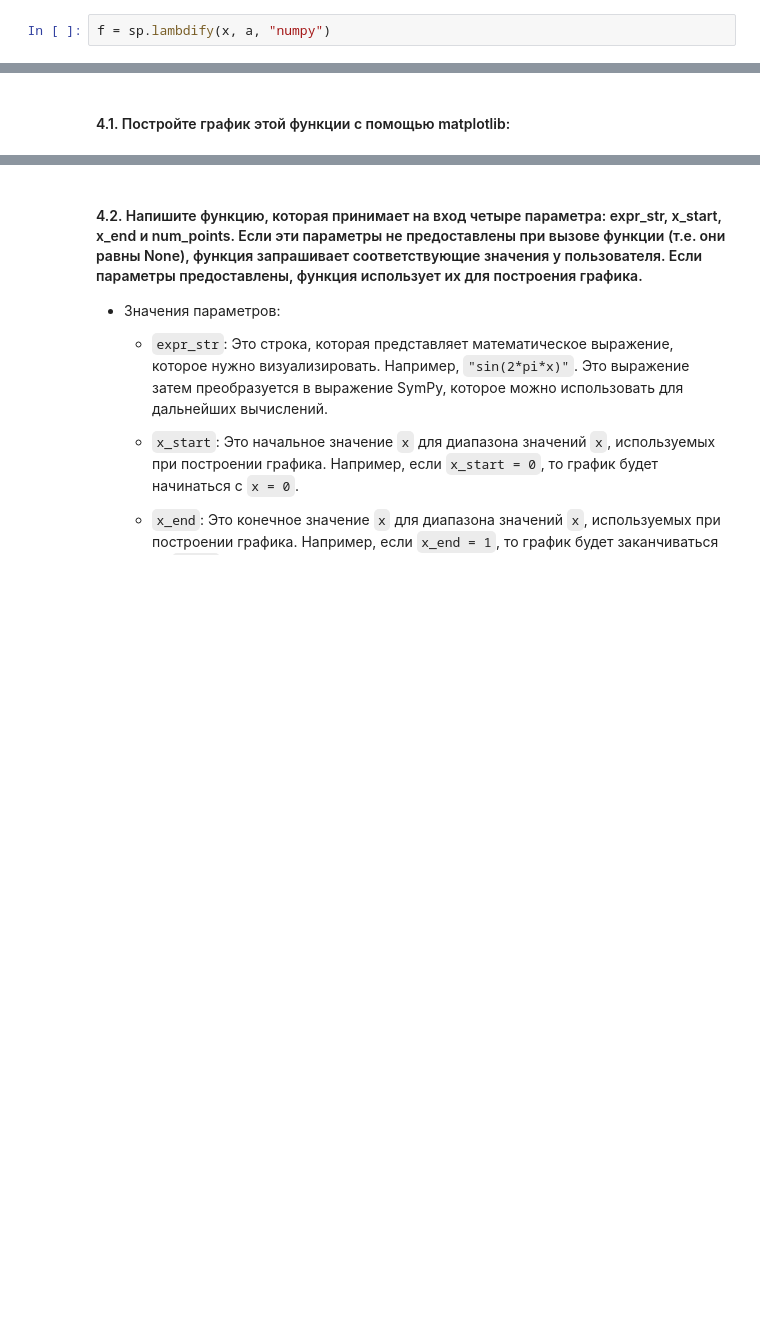
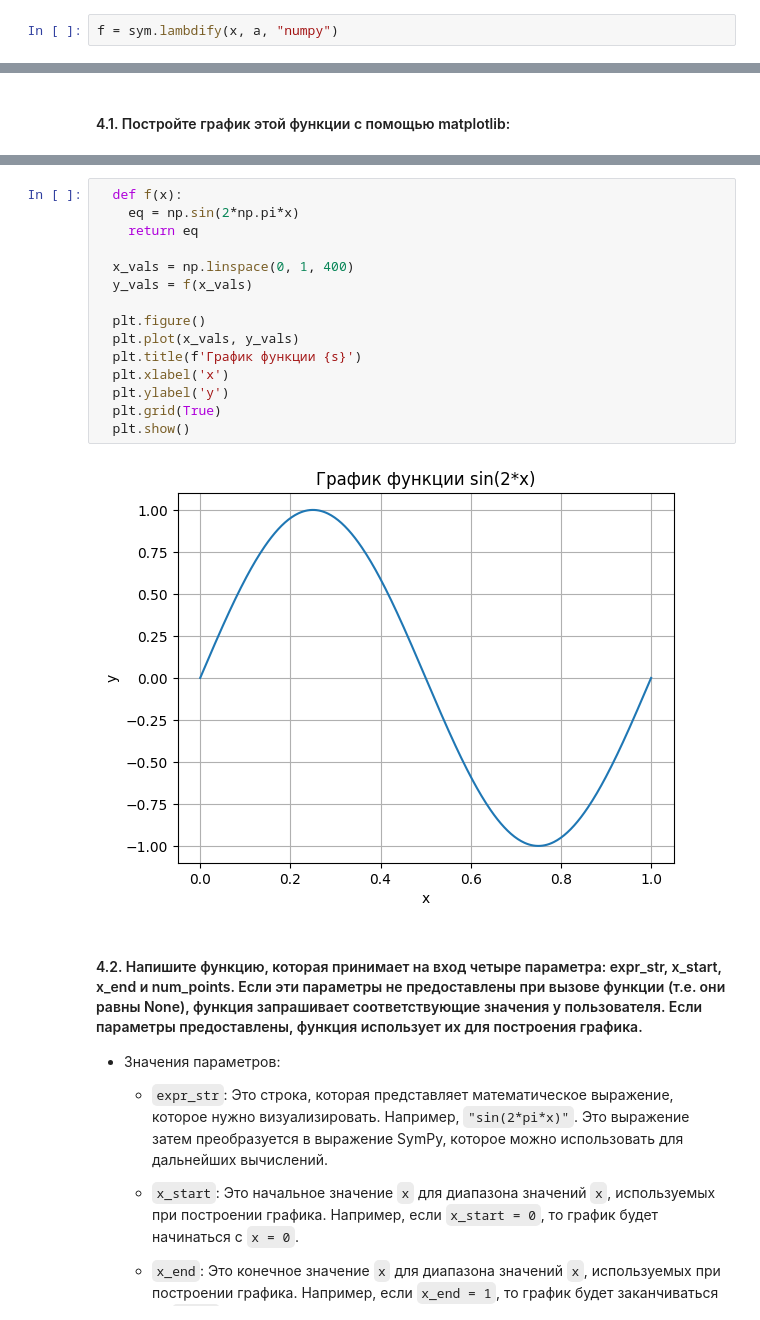
Before and after one commit to ilyak0n/comp_math, a Jupyter notebook: 7. Библиотека SymPy/Практическая_работа_№7_Библиотека_SymPy.ipynb, the cells around one changed output, grey strips where cells are left out. Cells and saved outputs as stored; diff of their text form; blank space fills up the shorter version.

```diff
--- a/7. Библиотека SymPy/Практическая_работа_№7_Библиотека_SymPy.ipynb
+++ b/7. Библиотека SymPy/Практическая_работа_№7_Библиотека_SymPy.ipynb
@@ -142,7 +174,7 @@ $\displaystyle \sin{\left(2 \pi x \right)}$
 # %% [markdown]
 > `sympy.lambdify()` преобразует выражение SymPy в функцию, которую можно вызвать с помощью python. Вы также можете сделать ее совместимой с numpy (это означает, например, что любой `sin()` в вашем выражении SymPy будет вычислен с использованием `np.sin()`)
 # %%
-f = sp.lambdify(x, a, "numpy")
+f = sym.lambdify(x, a, "numpy")
 # %%
 f(1.0)
 # %% [output]
@@ -156,3 +184,20 @@ f(1.0)
+# %%
+  def f(x):
+    eq = np.sin(2*np.pi*x)
+    return eq
+
+  x_vals = np.linspace(0, 1, 400)
+  y_vals = f(x_vals)
+
+  plt.figure()
+  plt.plot(x_vals, y_vals)
+  plt.title(f'График функции {s}')
+  plt.xlabel('x')
+  plt.ylabel('y')
+  plt.grid(True)
+  plt.show()
+# %% [output]
+[figure, added]
 # %% [markdown]
 #### 4.2. Напишите функцию, которая принимает на вход четыре параметра: expr_str, x_start, x_end и num_points. Если эти параметры не предоставлены при вызове функции (т.е. они равны None), функция запрашивает соответствующие значения у пользователя. Если параметры предоставлены, функция использует их для построения графика.
 
```
Also changed, not shown: parts of 15 cells of this notebook.
